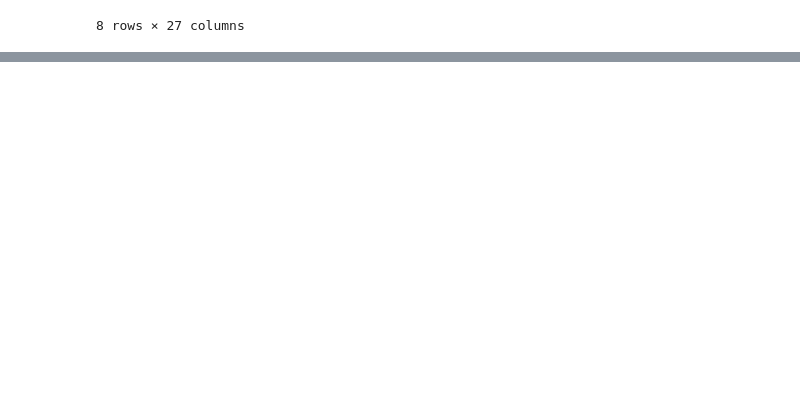
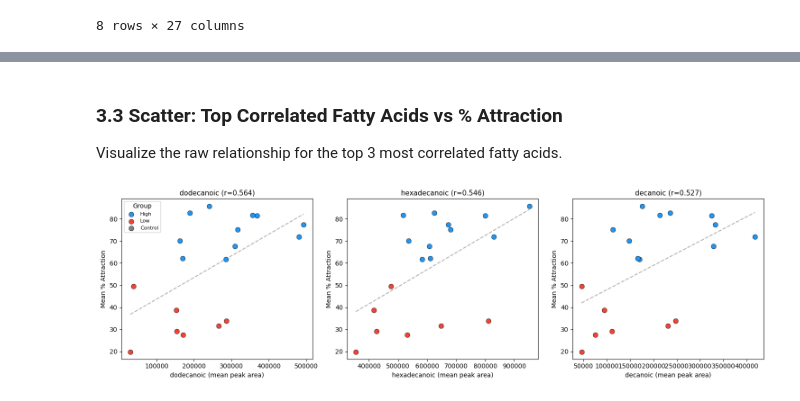
Before and after one commit to briandepasquale/Mos_GCMS, a Jupyter notebook: explore_data.ipynb, the cells around one changed output, grey strips where cells are left out. Drawn from its saved outputs; the diff is of its cells as text; code cells hidden in the pictures; blank space fills up the shorter version.

```diff
--- a/explore_data.ipynb
+++ b/explore_data.ipynb
@@ -454,0 +291,30 @@ plt.show()
+# %% [markdown]
+### 3.3 Scatter: Top Correlated Fatty Acids vs % Attraction
+
+Visualize the raw relationship for the top 3 most correlated fatty acids.
+# %%
+top3 = corr_col.sort_values('mean_behavior', ascending=False).head(3).index.tolist()
+
+fig, axes = plt.subplots(1, 3, figsize=(15, 4.5))
+color_map = {'High': '#2196F3', 'Low': '#F44336', 'Control': '#808080'}
+
+for ax, fa in zip(axes, top3):
+    for grp, color in color_map.items():
+        mask = merged['group'] == grp
+        ax.scatter(merged.loc[mask, fa], merged.loc[mask, 'mean_behavior'],
+                   c=color, s=60, edgecolors='k', linewidths=0.5, label=grp, zorder=3)
+    r = merged[[fa, 'mean_behavior']].corr().iloc[0, 1]
+    ax.set_xlabel(f'{fa} (mean peak area)', fontsize=10)
+    ax.set_ylabel('Mean % Attraction', fontsize=10)
+    ax.set_title(f'{fa} (r={r:.3f})', fontsize=11)
+    # Add regression line
+    z = np.polyfit(merged[fa], merged['mean_behavior'], 1)
+    x_line = np.linspace(merged[fa].min(), merged[fa].max(), 100)
+    ax.plot(x_line, np.polyval(z, x_line), 'k--', alpha=0.3)
+
+axes[0].legend(title='Group', fontsize=8)
+plt.tight_layout()
+plt.savefig('fig_top3_scatter.png', dpi=150, bbox_inches='tight')
+plt.show()
+# %% [output]
+[figure, added]
```
Also changed, not shown: parts of 58 cells of this notebook, 8 other files.
